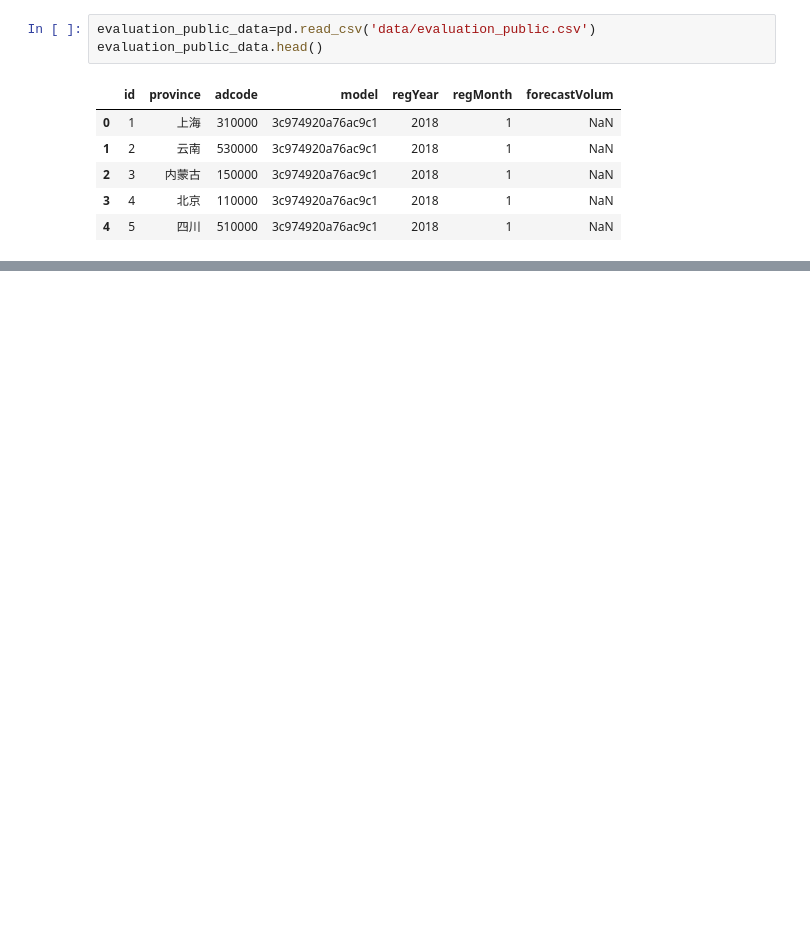
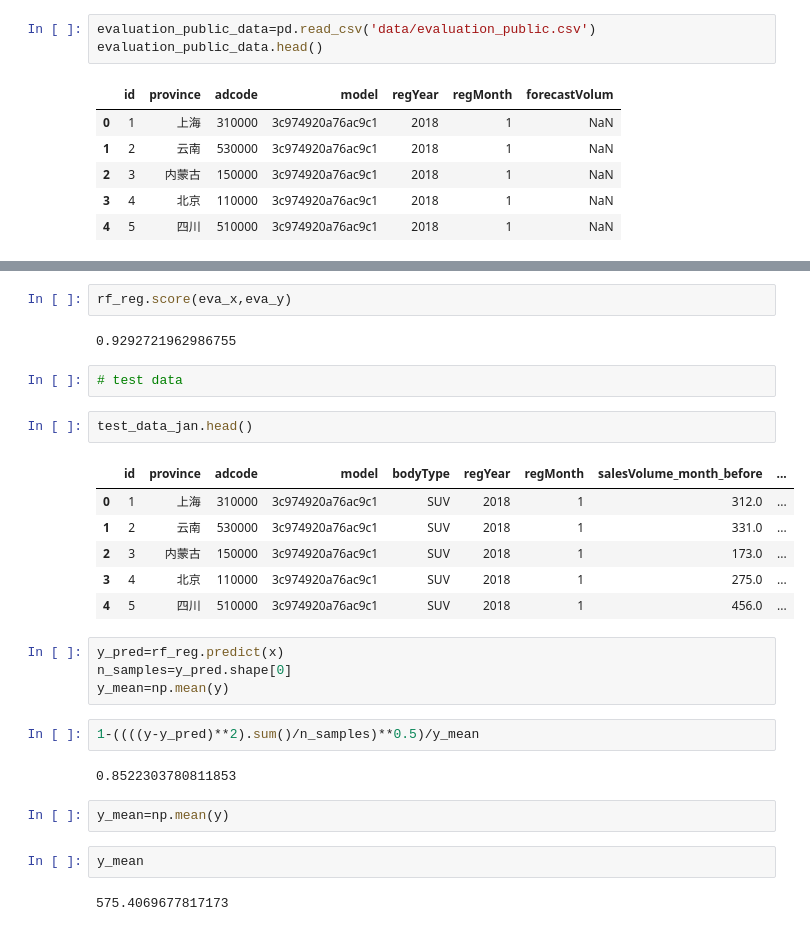
Before and after one commit to ljfhappier/pv-sales, a Jupyter notebook: data_ preparation.ipynb, the cells around one changed output, grey strips where cells are left out. Drawn from its saved outputs; the diff is of its cells as text; blank space fills up the shorter version.

```diff
--- a/data_ preparation.ipynb
+++ b/data_ preparation.ipynb
@@ -51,0 +327,29 @@ evaluation_public_data.head()
+# %%
+rf_reg.score(eva_x,eva_y)
+# %% [output]
+0.9292721962986755
+# %%
+# test data
+# %%
+test_data_jan.head()
+# %% [output]
+|  | id | province | adcode | model | bodyType | regYear | regMonth | salesVolume_month_before | ... |
+| 0 | 1 | 上海 | 310000 | 3c974920a76ac9c1 | SUV | 2018 | 1 | 312.0 | ... |
+| 1 | 2 | 云南 | 530000 | 3c974920a76ac9c1 | SUV | 2018 | 1 | 331.0 | ... |
+| 2 | 3 | 内蒙古 | 150000 | 3c974920a76ac9c1 | SUV | 2018 | 1 | 173.0 | ... |
+| 3 | 4 | 北京 | 110000 | 3c974920a76ac9c1 | SUV | 2018 | 1 | 275.0 | ... |
+| 4 | 5 | 四川 | 510000 | 3c974920a76ac9c1 | SUV | 2018 | 1 | 456.0 | ... |
+# %%
+y_pred=rf_reg.predict(x)
+n_samples=y_pred.shape[0]
+y_mean=np.mean(y)
+# %%
+1-((((y-y_pred)**2).sum()/n_samples)**0.5)/y_mean
+# %% [output]
+0.8522303780811853
+# %%
+y_mean=np.mean(y)
+# %%
+y_mean
+# %% [output]
+575.4069677817173
```
Also changed, not shown: parts of 45 cells of this notebook, 2 other files.
